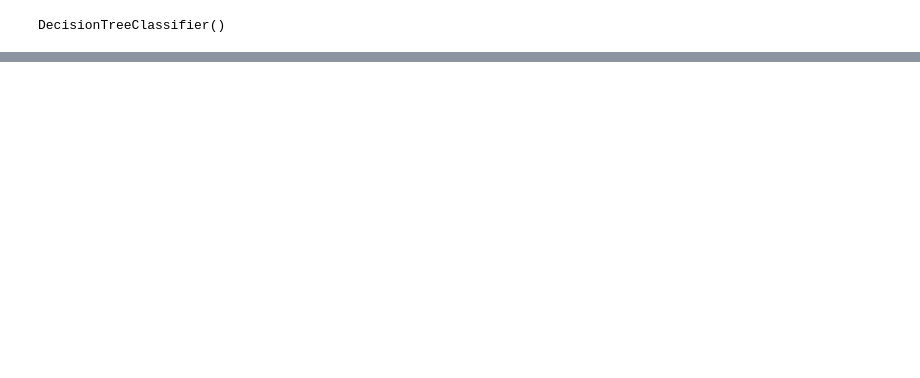
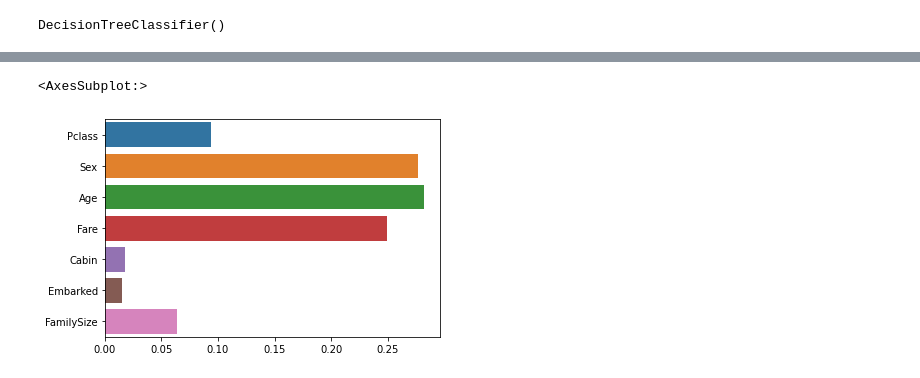
Before and after one commit to welwitschias/BigData, a Jupyter notebook: 의사결정_타이타닉.ipynb, the cells around one changed output, grey strips where cells are left out. Cells and saved outputs as stored; diff of their text form; code cells hidden in the pictures; blank space fills up the shorter version.

```diff
--- a/의사결정_타이타닉.ipynb
+++ b/의사결정_타이타닉.ipynb
@@ -318,0 +261,6 @@ Family: 0.086
+# %%
+import seaborn as sns
+sns.barplot(x=tree_dec.feature_importances_, y=feature_name)
+# %% [output]
+<AxesSubplot:>
+[figure, added]
```
Also changed, not shown: parts of 40 cells of this notebook, 1 other file.
